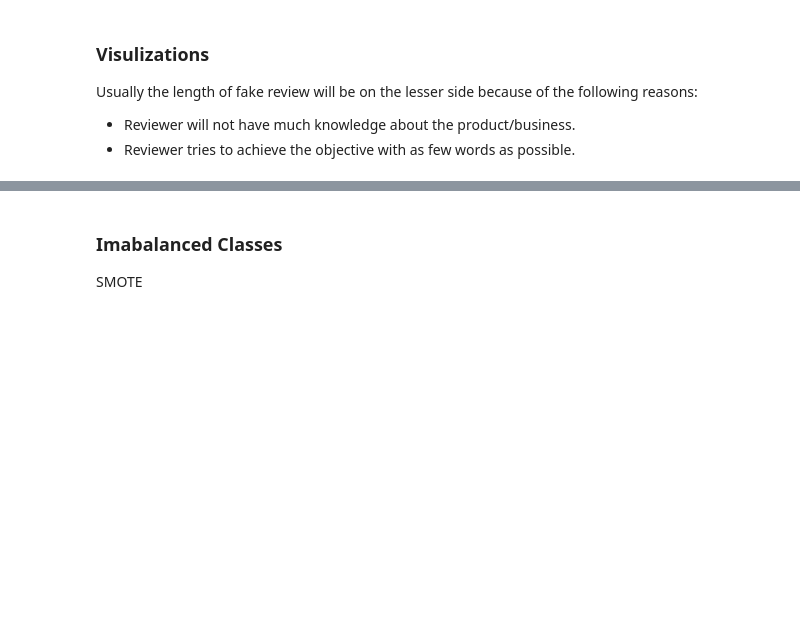
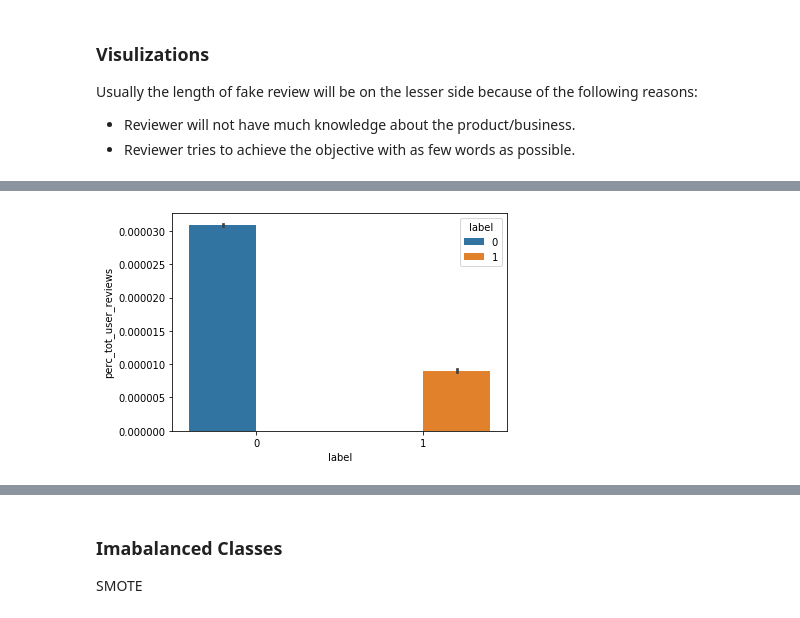
Before and after one commit to sophia-tsilerides/Machine-Learning-Project, a Jupyter notebook: Sophia/Prelim_analysis.ipynb, the cells around one changed output, grey strips where cells are left out. Drawn from its saved outputs; the diff is of its cells as text; code cells hidden in the pictures; blank space fills up the shorter version.

```diff
--- a/Sophia/Prelim_analysis.ipynb
+++ b/Sophia/Prelim_analysis.ipynb
@@ -310,0 +584,5 @@ ax = sns.boxplot(x="label", y="num_sent", data=testing)
+# %%
+#percent of total user reviews
+ax = sns.barplot(x="label", y="perc_tot_user_reviews", hue="label", data=testing)
+# %% [output]
+[figure, added]
```
Also changed, not shown: parts of 69 cells of this notebook.
